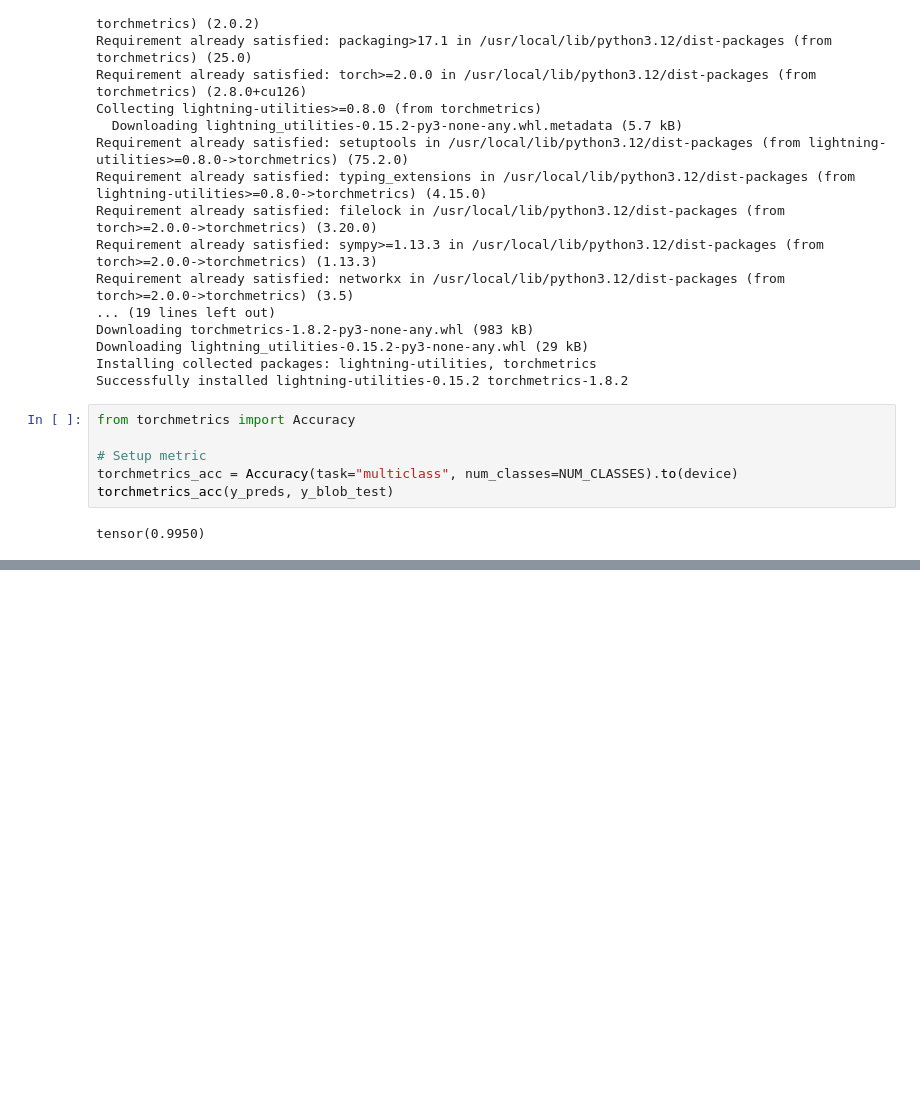
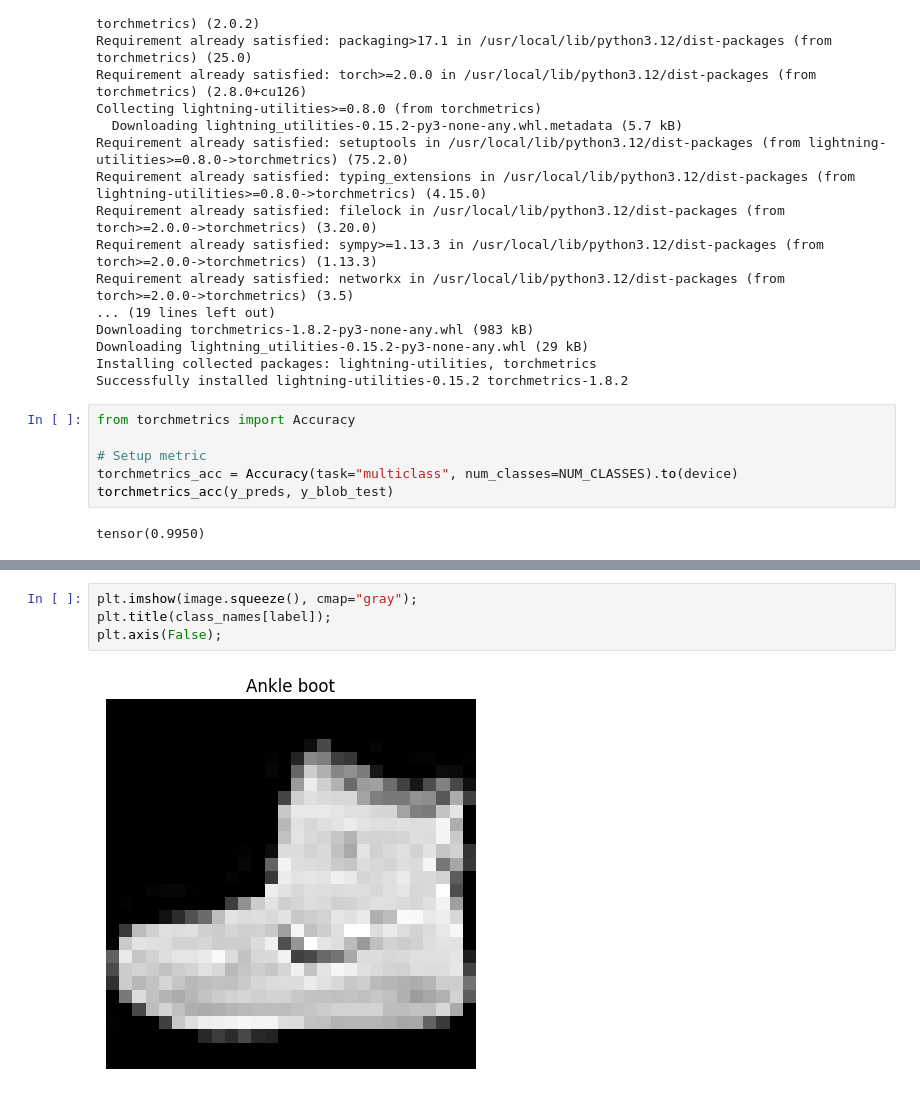
Before and after one commit to enavid/ai-samurai-kata, a Jupyter notebook: ztm_pytorch_kata.ipynb, the cells around one changed output, grey strips where cells are left out. Drawn from its saved outputs; the diff is of its cells as text; blank space fills up the shorter version.

```diff
--- a/ztm_pytorch_kata.ipynb
+++ b/ztm_pytorch_kata.ipynb
@@ -1562,0 +1679,6 @@ tensor(0.9950)
+# %%
+plt.imshow(image.squeeze(), cmap="gray");
+plt.title(class_names[label]);
+plt.axis(False);
+# %% [output]
+[figure, added]
```
Also changed, not shown: parts of 31 cells of this notebook.
